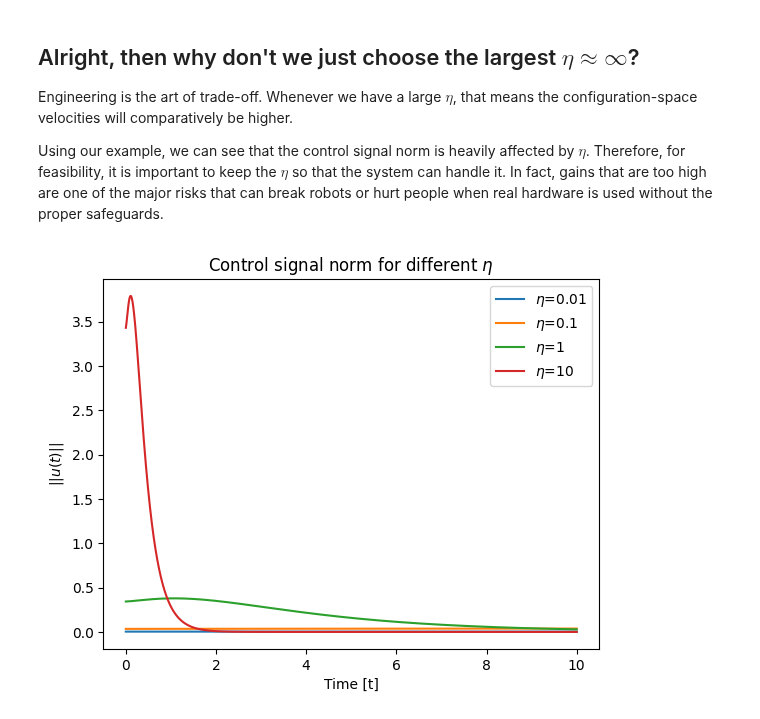
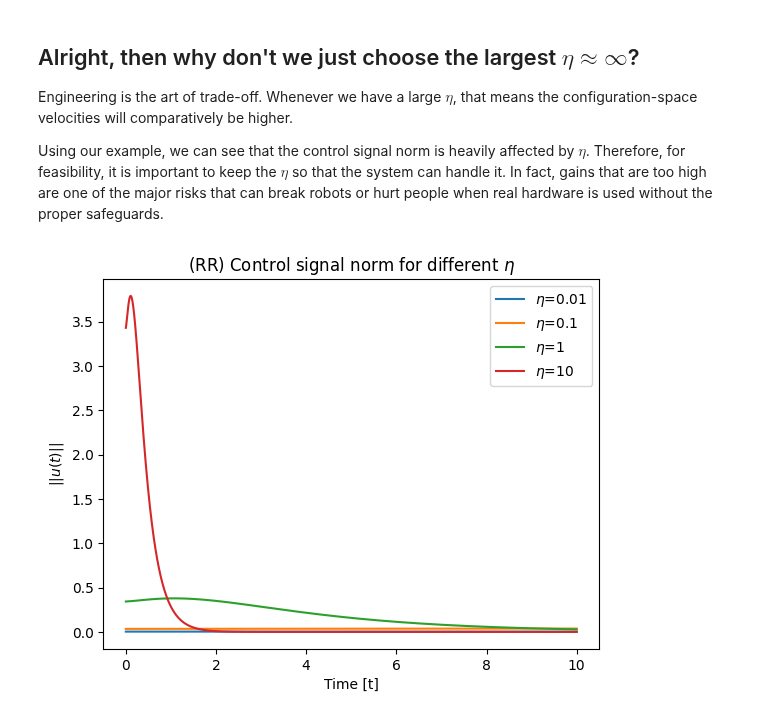
Before and after one commit to MarinhoLab/OpenExecutableBooksRobotics, a Jupyter notebook: lesson5_tutorial.ipynb, the cells around one changed output. Drawn from its saved outputs; the diff is of its cells as text; code cells hidden in the pictures.

```diff
--- a/lesson5_tutorial.ipynb
+++ b/lesson5_tutorial.ipynb
@@ -388,13 +388,13 @@ Using our example, we can see that the control signal norm is heavily affected b
 # %%
 # Run the controller again for each gain
 for i in range(0, len(etas)):
     eta=etas[i]
     plt.plot(t_list[i],u_norm_list[i], label=f"$\\eta$={eta}")
 
-plt.title('Control signal norm for different $\\eta$')
+plt.title('(RR) Control signal norm for different $\\eta$')
 plt.legend(loc="upper right")
 plt.xlabel("Time [t]")
 plt.ylabel("$||u (t) ||$")
 plt.show()
 # %% [output]
-[figure, old version]
+[figure, new version]
```
Also changed, not shown: parts of 9 cells of this notebook, 1 other file.
